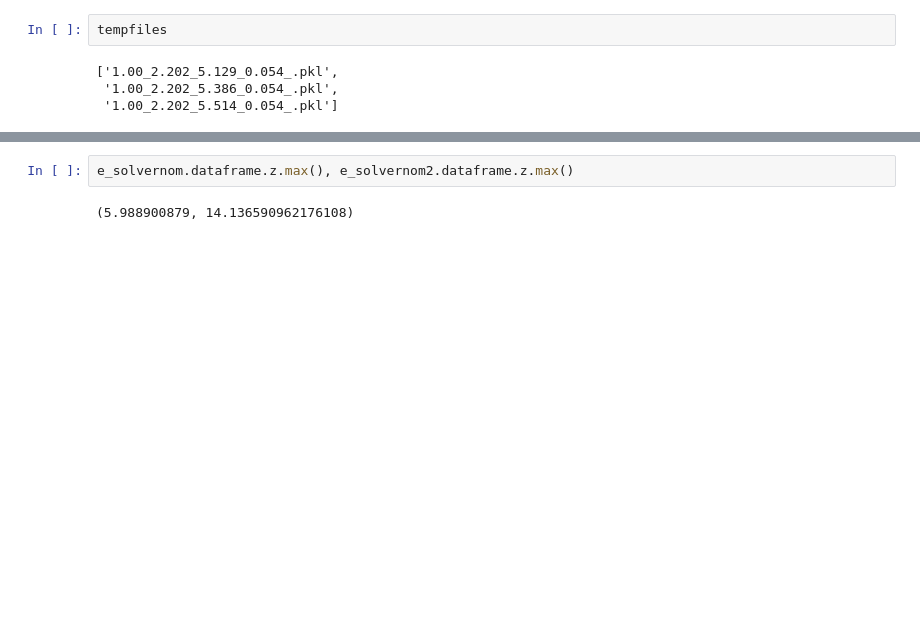
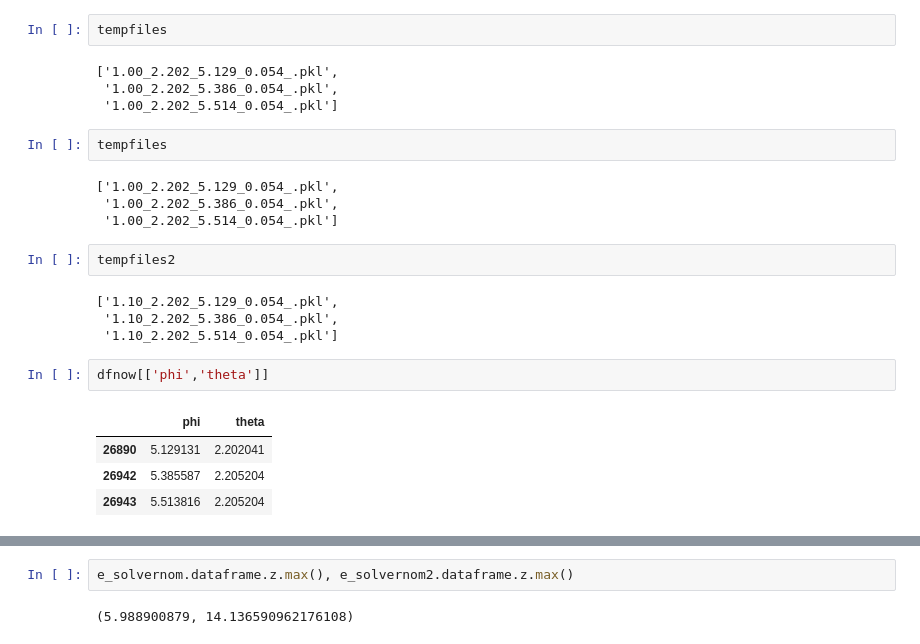
Before and after one commit to ckampa13/particle_EM_tracks, a Jupyter notebook: scripts/Darren/randomphi/Jupyter Notebooks/Mao10,13_analysis_jupyter/Readmao13contour*.ipynb, the cells around one changed output, grey strips where cells are left out. Cells and saved outputs as stored; diff of their text form; blank space fills up the shorter version.

```diff
--- a/scripts/Darren/randomphi/Jupyter Notebooks/Mao10,13_analysis_jupyter/Readmao13contour*.ipynb
+++ b/scripts/Darren/randomphi/Jupyter Notebooks/Mao10,13_analysis_jupyter/Readmao13contour*.ipynb
@@ -154,4 +233,23 @@ tempfiles
 ['1.00_2.202_5.129_0.054_.pkl',
  '1.00_2.202_5.386_0.054_.pkl',
  '1.00_2.202_5.514_0.054_.pkl']
+# %%
+tempfiles
+# %% [output]
+['1.00_2.202_5.129_0.054_.pkl',
+ '1.00_2.202_5.386_0.054_.pkl',
+ '1.00_2.202_5.514_0.054_.pkl']
+# %%
+tempfiles2
+# %% [output]
+['1.10_2.202_5.129_0.054_.pkl',
+ '1.10_2.202_5.386_0.054_.pkl',
+ '1.10_2.202_5.514_0.054_.pkl']
+# %%
+dfnow[['phi','theta']]
+# %% [output]
+|  | phi | theta |
+| 26890 | 5.129131 | 2.202041 |
+| 26942 | 5.385587 | 2.205204 |
+| 26943 | 5.513816 | 2.205204 |
 # %%
```
Also changed, not shown: parts of 18 cells of this notebook, 15 other files.
